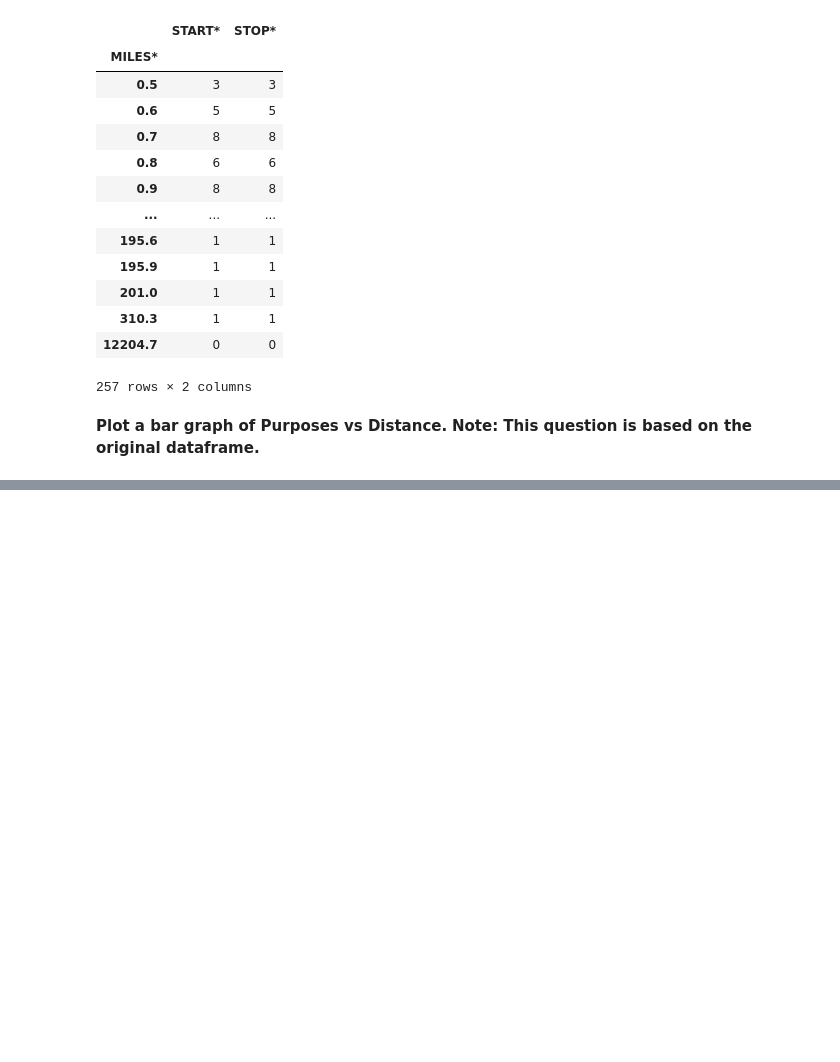
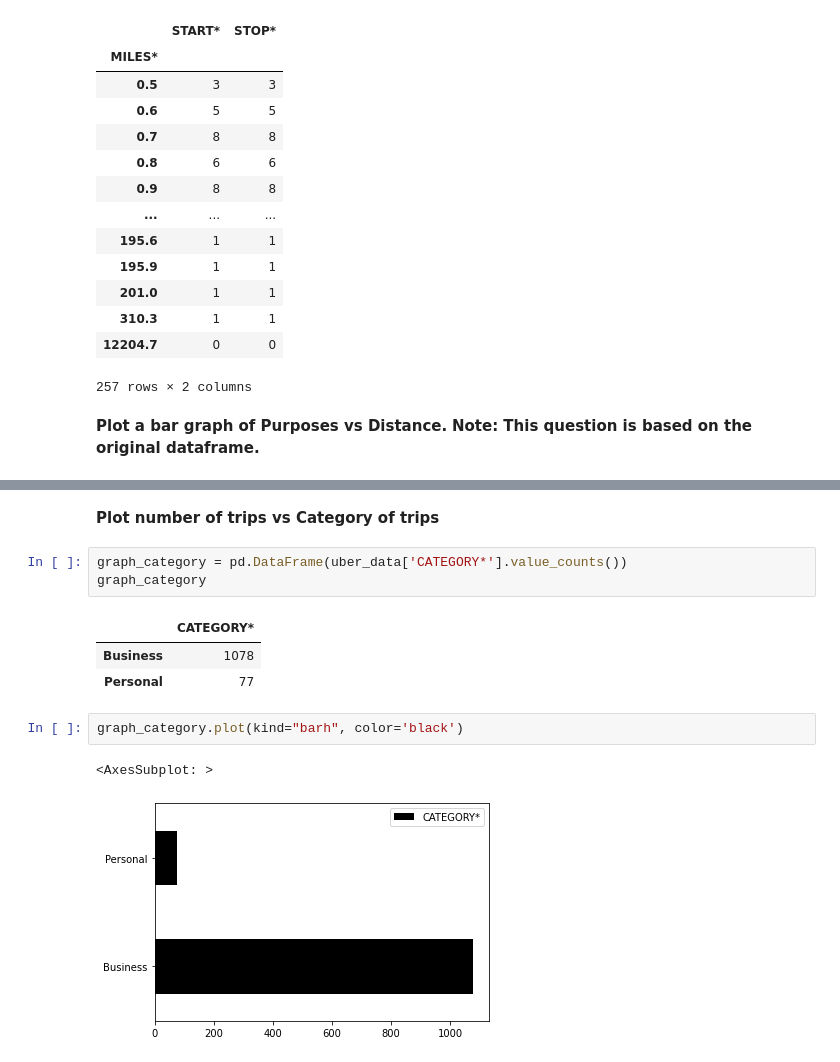
Before and after one commit to Hugox96/Uber_An-lise, a Jupyter notebook: Uber.ipynb, the cells around one changed output, grey strips where cells are left out. Drawn from its saved outputs; the diff is of its cells as text; blank space fills up the shorter version.

```diff
--- a/Uber.ipynb
+++ b/Uber.ipynb
@@ -323,0 +324,14 @@ graph_distance.plot(kind='bar')
+# %% [markdown]
+**Plot number of trips vs Category of trips**
+# %%
+graph_category = pd.DataFrame(uber_data['CATEGORY*'].value_counts())
+graph_category
+# %% [output]
+|  | CATEGORY* |
+| Business | 1078 |
+| Personal | 77 |
+# %%
+graph_category.plot(kind="barh", color='black')
+# %% [output]
+<AxesSubplot: >
+[figure, added]
```
Also changed, not shown: parts of 4 cells of this notebook.
